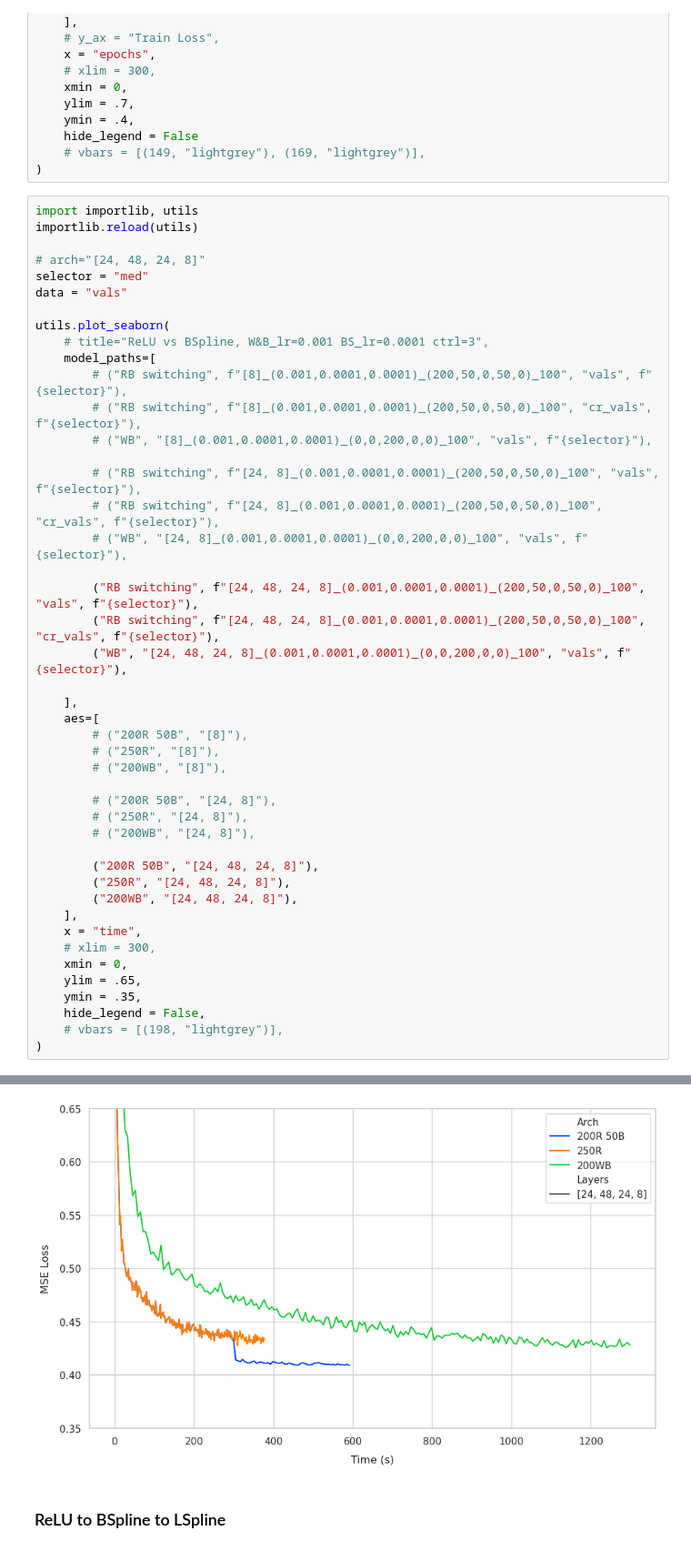
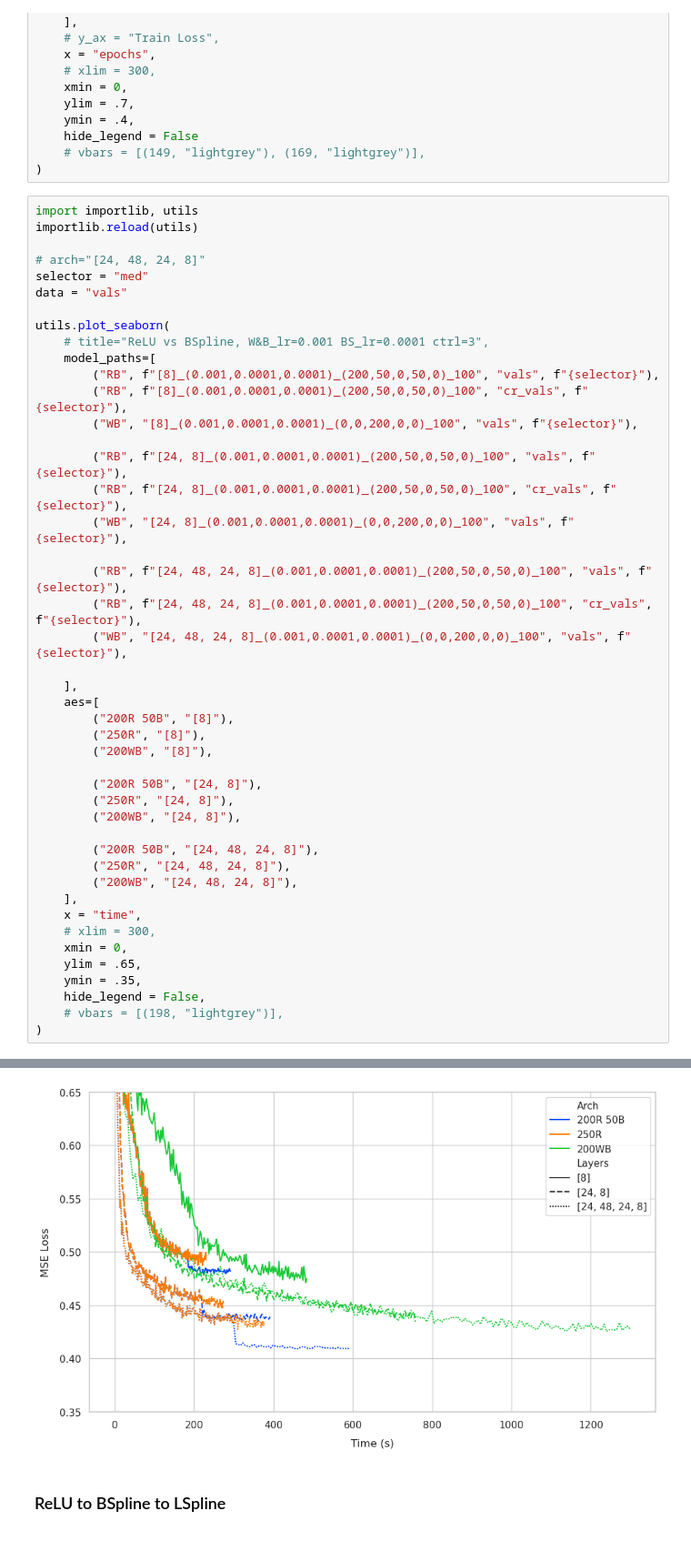
Before and after one commit to liam-hp/deepsplines-thesis, a Jupyter notebook: graphs.ipynb, the cells around one changed output, grey strips where cells are left out. Shown at 91% size. Saved outputs shown, nothing was run; the diff lists cells and outputs as text.

```diff
--- a/graphs.ipynb
+++ b/graphs.ipynb
@@ -573,27 +629,27 @@ data = "vals"
 utils.plot_seaborn(
     # title="ReLU vs BSpline, W&B_lr=0.001 BS_lr=0.0001 ctrl=3",
     model_paths=[
-        # ("RB switching", f"[8]_(0.001,0.0001,0.0001)_(200,50,0,50,0)_100", "vals", f"{selector}"),
-        # ("RB switching", f"[8]_(0.001,0.0001,0.0001)_(200,50,0,50,0)_100", "cr_vals", f"{selector}"),
-        # ("WB", "[8]_(0.001,0.0001,0.0001)_(0,0,200,0,0)_100", "vals", f"{selector}"),
+        ("RB", f"[8]_(0.001,0.0001,0.0001)_(200,50,0,50,0)_100", "vals", f"{selector}"),
+        ("RB", f"[8]_(0.001,0.0001,0.0001)_(200,50,0,50,0)_100", "cr_vals", f"{selector}"),
+        ("WB", "[8]_(0.001,0.0001,0.0001)_(0,0,200,0,0)_100", "vals", f"{selector}"),
 
-        # ("RB switching", f"[24, 8]_(0.001,0.0001,0.0001)_(200,50,0,50,0)_100", "vals", f"{selector}"),
-        # ("RB switching", f"[24, 8]_(0.001,0.0001,0.0001)_(200,50,0,50,0)_100", "cr_vals", f"{selector}"),
-        # ("WB", "[24, 8]_(0.001,0.0001,0.0001)_(0,0,200,0,0)_100", "vals", f"{selector}"),
+        ("RB", f"[24, 8]_(0.001,0.0001,0.0001)_(200,50,0,50,0)_100", "vals", f"{selector}"),
+        ("RB", f"[24, 8]_(0.001,0.0001,0.0001)_(200,50,0,50,0)_100", "cr_vals", f"{selector}"),
+        ("WB", "[24, 8]_(0.001,0.0001,0.0001)_(0,0,200,0,0)_100", "vals", f"{selector}"),
 
-        ("RB switching", f"[24, 48, 24, 8]_(0.001,0.0001,0.0001)_(200,50,0,50,0)_100", "vals", f"{selector}"),
-        ("RB switching", f"[24, 48, 24, 8]_(0.001,0.0001,0.0001)_(200,50,0,50,0)_100", "cr_vals", f"{selector}"),
+        ("RB", f"[24, 48, 24, 8]_(0.001,0.0001,0.0001)_(200,50,0,50,0)_100", "vals", f"{selector}"),
+        ("RB", f"[24, 48, 24, 8]_(0.001,0.0001,0.0001)_(200,50,0,50,0)_100", "cr_vals", f"{selector}"),
         ("WB", "[24, 48, 24, 8]_(0.001,0.0001,0.0001)_(0,0,200,0,0)_100", "vals", f"{selector}"),
 
     ],
     aes=[
-        # ("200R 50B", "[8]"),
-        # ("250R", "[8]"),
-        # ("200WB", "[8]"),
+        ("200R 50B", "[8]"),
+        ("250R", "[8]"),
+        ("200WB", "[8]"),
 
-        # ("200R 50B", "[24, 8]"),
-        # ("250R", "[24, 8]"),
-        # ("200WB", "[24, 8]"),
+        ("200R 50B", "[24, 8]"),
+        ("250R", "[24, 8]"),
+        ("200WB", "[24, 8]"),
 
         ("200R 50B", "[24, 48, 24, 8]"),
         ("250R", "[24, 48, 24, 8]"),
@@ -611,7 +673,7 @@ utils.plot_seaborn(
 Avg over last 5 epochs on 200R 50B,[24, 48, 24, 8],med: 0.40945 in 591.4595634711541s
 Avg over last 5 epochs on 250R,[24, 48, 24, 8],med: 0.4316 in 377.8175238269232s
 Avg over last 5 epochs on 200WB,[24, 48, 24, 8],med: 0.4335 in 1298.4482278811884s
-[figure, old version]
+[figure, new version]
 # %% [markdown]
 ### ReLU to BSpline to LSpline
 # %%
```
Also changed, not shown: parts of 23 cells of this notebook, 13 other files.
